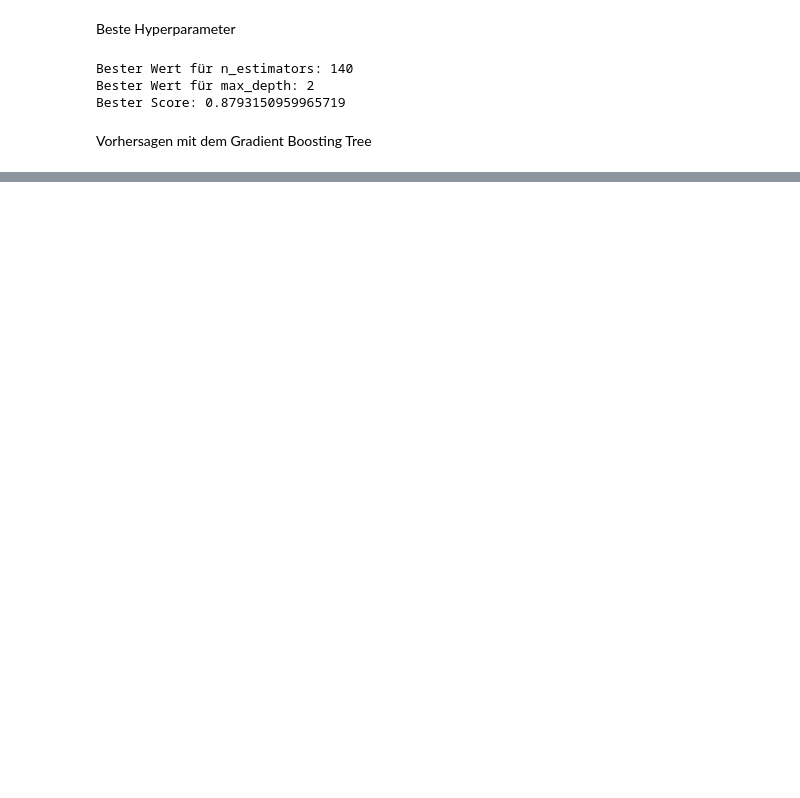
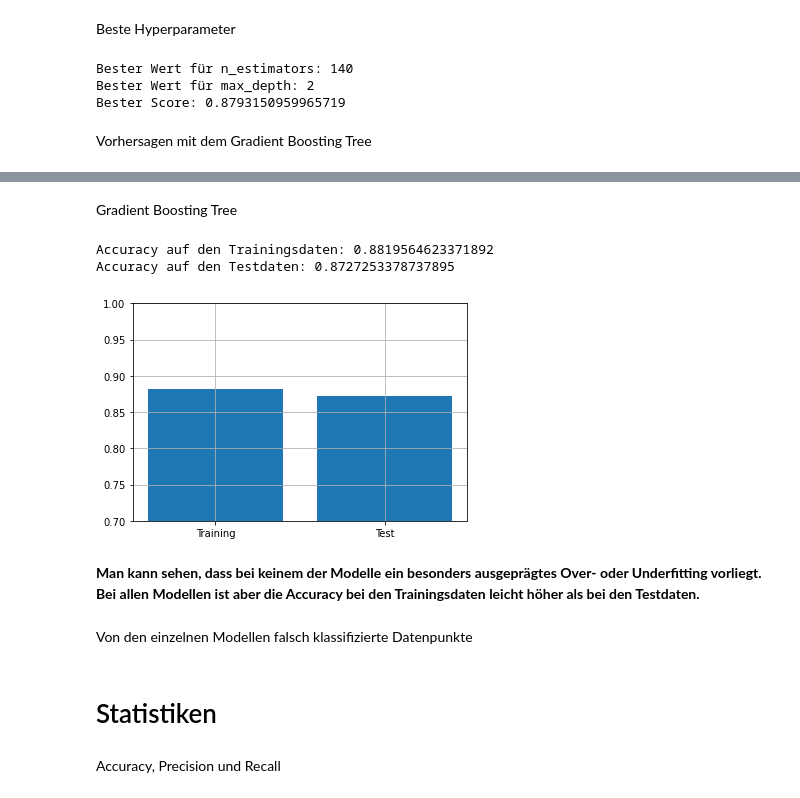
Before and after one commit to czal1011/ml-labor, a Jupyter notebook: project.ipynb, the cells around one changed output, grey strips where cells are left out. Saved outputs shown, nothing was run; the diff lists cells and outputs as text; code cells hidden in the pictures; blank space fills up the shorter version.

```diff
--- a/project.ipynb
+++ b/project.ipynb
@@ -411,0 +494,18 @@ print(end='')
+# %% [markdown]
+Gradient Boosting Tree
+# %%
+print('Accuracy auf den Trainingsdaten:', stats['gbt']['acc_train'],
+'\nAccuracy auf den Testdaten:', stats['gbt']['acc'])
+pyplot.bar([0,1], [stats['gbt']['acc_train'], stats['gbt']['acc']])
+pyplot.grid(True)
+pyplot.ylim(0.7, 1.0)
+pyplot.xticks([0,1], ['Training', 'Test'])
+pyplot.show()
+# %% [output]
+Accuracy auf den Trainingsdaten: 0.8819564623371892
+Accuracy auf den Testdaten: 0.8727253378737895
+[figure, added]
+# %% [markdown]
+**Man kann sehen, dass bei keinem der Modelle ein besonders ausgeprägtes Over- oder Underfitting vorliegt. Bei allen Modellen ist aber die Accuracy bei den Trainingsdaten leicht höher als bei den Testdaten.**
+# %% [markdown]
+Von den einzelnen Modellen falsch klassifizierte Datenpunkte
@@ -411,0 +515,4 @@ print(end='')
+# %% [markdown]
+# Statistiken
+# %% [markdown]
+Accuracy, Precision und Recall
```
Also changed, not shown: parts of 46 cells of this notebook.
